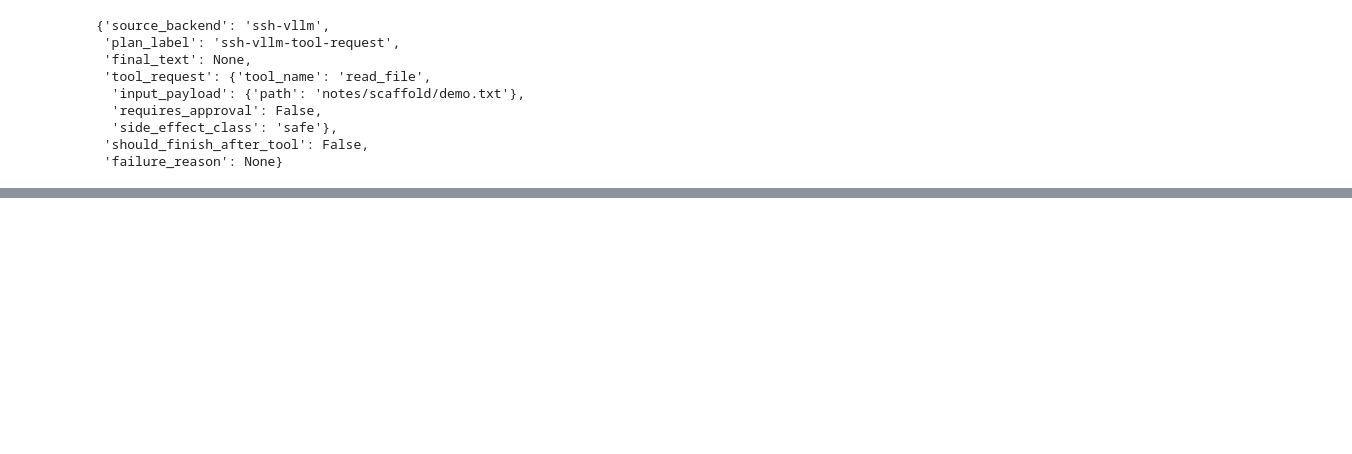
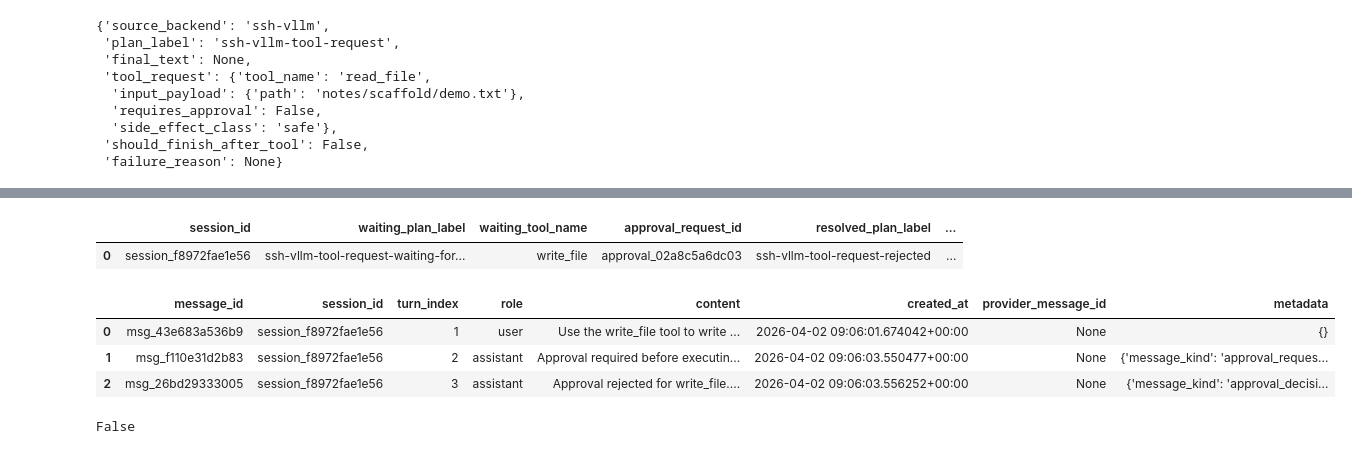
Before and after one commit to WeixinWang24/ORBIT, a Jupyter notebook: notebooks/providers/08_first_tool_call_session_demo.ipynb, the cells around one changed output, grey strips where cells are left out. Cells and saved outputs as stored; diff of their text form; code cells hidden in the pictures; blank space fills up the shorter version.

```diff
--- a/notebooks/providers/08_first_tool_call_session_demo.ipynb
+++ b/notebooks/providers/08_first_tool_call_session_demo.ipynb
@@ -202,0 +258,23 @@ closure_result['final_plan'].model_dump()
+# %%
+reject_result = run_tool_call_approval_demo(
+    workspace_root=REPO_ROOT,
+    backend=backend,
+    prompt='Use the write_file tool to write notes/approval-demo-reject.txt with the exact content: Approval reject demo written by ORBIT. After using the tool, confirm what you wrote.',
+    decision='reject',
+    note='rejected in notebook showcase',
+)
+tool_call_approval_summary_frame(reject_result)
+# %% [output]
+|  | session_id | waiting_plan_label | waiting_tool_name | approval_request_id | resolved_plan_label | ... |
+| 0 | session_f8972fae1e56 | ssh-vllm-tool-request-waiting-for... | write_file | approval_02a8c5a6dc03 | ssh-vllm-tool-request-rejected | ... |
+# %%
+reject_result['messages_df']
+# %% [output]
+|  | message_id | session_id | turn_index | role | content | created_at | provider_message_id | metadata |
+| 0 | msg_43e683a536b9 | session_f8972fae1e56 | 1 | user | Use the write_file tool to write ... | 2026-04-02 09:06:01.674042+00:00 | None | {} |
+| 1 | msg_f110e31d2b83 | session_f8972fae1e56 | 2 | assistant | Approval required before executin... | 2026-04-02 09:06:03.550477+00:00 | None | {'message_kind': 'approval_reques... |
+| 2 | msg_26bd29333005 | session_f8972fae1e56 | 3 | assistant | Approval rejected for write_file.... | 2026-04-02 09:06:03.556252+00:00 | None | {'message_kind': 'approval_decisi... |
+# %%
+(REPO_ROOT / 'notes' / 'approval-demo-reject.txt').exists()
+# %% [output]
+False
```
Also changed, not shown: parts of 19 cells of this notebook, 33 other files.
